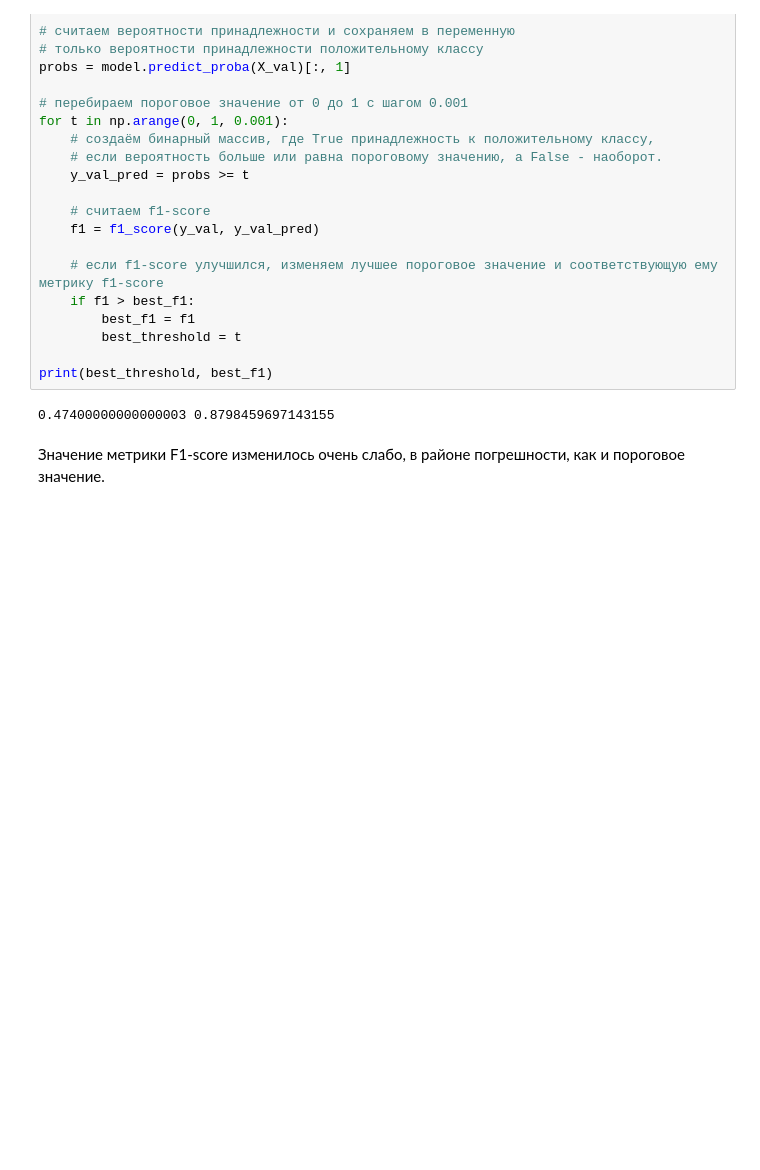
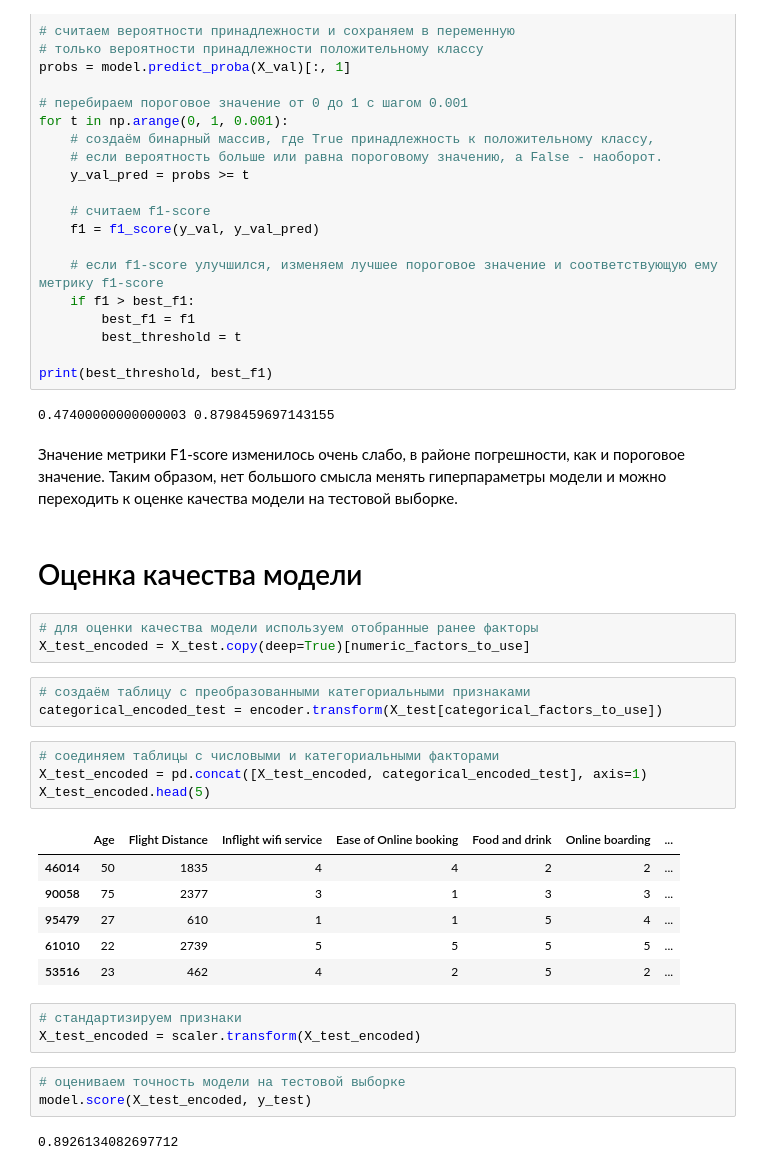
Before and after one commit to Potemeyker/Predicting_flight_satisfaction-Logistic_regression, a Jupyter notebook: notebook.ipynb, the cells around one changed output. Drawn from its saved outputs; the diff is of its cells as text; blank space fills up the shorter version.

```diff
--- a/notebook.ipynb
+++ b/notebook.ipynb
@@ -420,4 +424,31 @@ print(best_threshold, best_f1)
 # %% [output]
 0.47400000000000003 0.8798459697143155
 # %% [markdown]
-Значение метрики F1-score изменилось очень слабо, в районе погрешности, как и пороговое значение.
+Значение метрики F1-score изменилось очень слабо, в районе погрешности, как и пороговое значение. Таким образом, нет большого смысла менять гиперпараметры модели и можно переходить к оценке качества модели на тестовой выборке.
+# %% [markdown]
+# Оценка качества модели
+# %%
+# для оценки качества модели используем отобранные ранее факторы
+X_test_encoded = X_test.copy(deep=True)[numeric_factors_to_use]
+# %%
+# создаём таблицу с преобразованными категориальными признаками
+categorical_encoded_test = encoder.transform(X_test[categorical_factors_to_use])
+# %%
+# соединяем таблицы с числовыми и категориальными факторами
+X_test_encoded = pd.concat([X_test_encoded, categorical_encoded_test], axis=1)
+X_test_encoded.head(5)
+# %% [output]
+|  | Age | Flight Distance | Inflight wifi service | Ease of Online booking | Food and drink | Online boarding | ... |
+| 46014 | 50 | 1835 | 4 | 4 | 2 | 2 | ... |
+| 90058 | 75 | 2377 | 3 | 1 | 3 | 3 | ... |
+| 95479 | 27 | 610 | 1 | 1 | 5 | 4 | ... |
+| 61010 | 22 | 2739 | 5 | 5 | 5 | 5 | ... |
+| 53516 | 23 | 462 | 4 | 2 | 5 | 2 | ... |
+# %%
+# стандартизируем признаки
+X_test_encoded = scaler.transform(X_test_encoded)
+# %%
+# оцениваем точность модели на тестовой выборке
+model.score(X_test_encoded, y_test)
+# %% [output]
+0.8926134082697712
```
Also changed, not shown: parts of 17 cells of this notebook, 1 other file.
